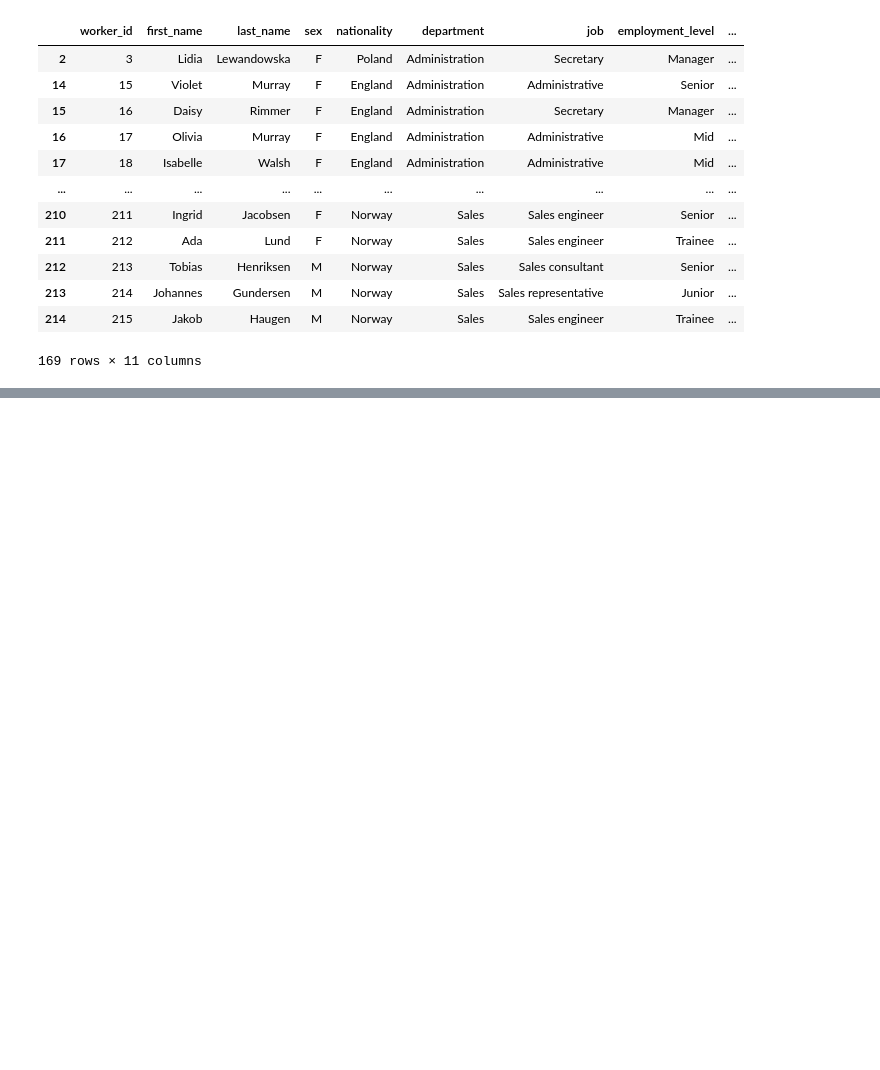
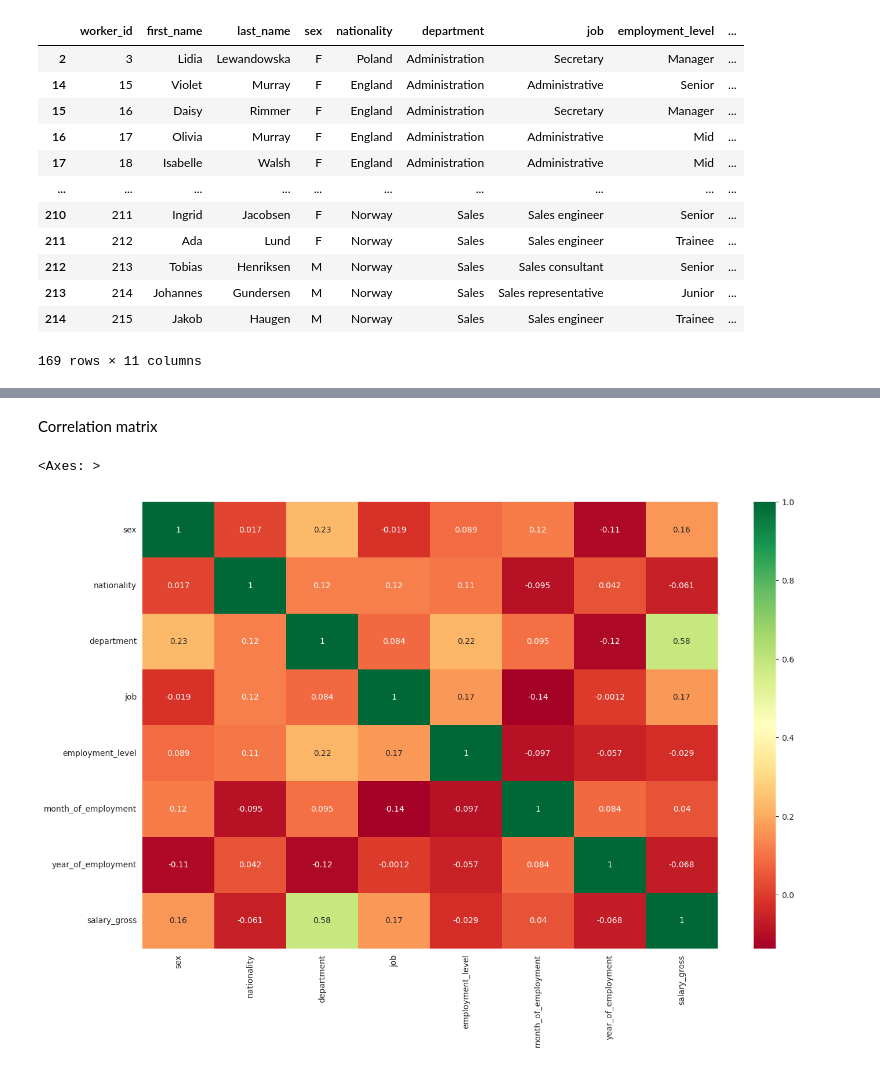
Before and after one commit to KamilShape/workers_regression_project, a Jupyter notebook: workers_project.ipynb, the cells around one changed output, grey strips where cells are left out. Saved outputs shown, nothing was run; the diff lists cells and outputs as text; code cells hidden in the pictures; blank space fills up the shorter version.

```diff
--- a/workers_project.ipynb
+++ b/workers_project.ipynb
@@ -154,0 +193,4 @@ workers_corr
+# %%
+for col in workers2.iloc[:, 3:10].columns:
+  workers2[col] = workers2[col].astype('category')
+  workers2[col] = workers2[col].cat.codes
@@ -154,0 +231,9 @@ workers_corr
+# %% [markdown]
+Correlation matrix
+# %%
+#utworzenie mapy korelacji
+workers2_corr = workers2.iloc[:,3:].corr()
+sns.heatmap(workers2_corr, cmap='RdYlGn', annot=True)
+# %% [output]
+<Axes: >
+[figure, added]
```
Also changed, not shown: parts of 10 cells of this notebook.
